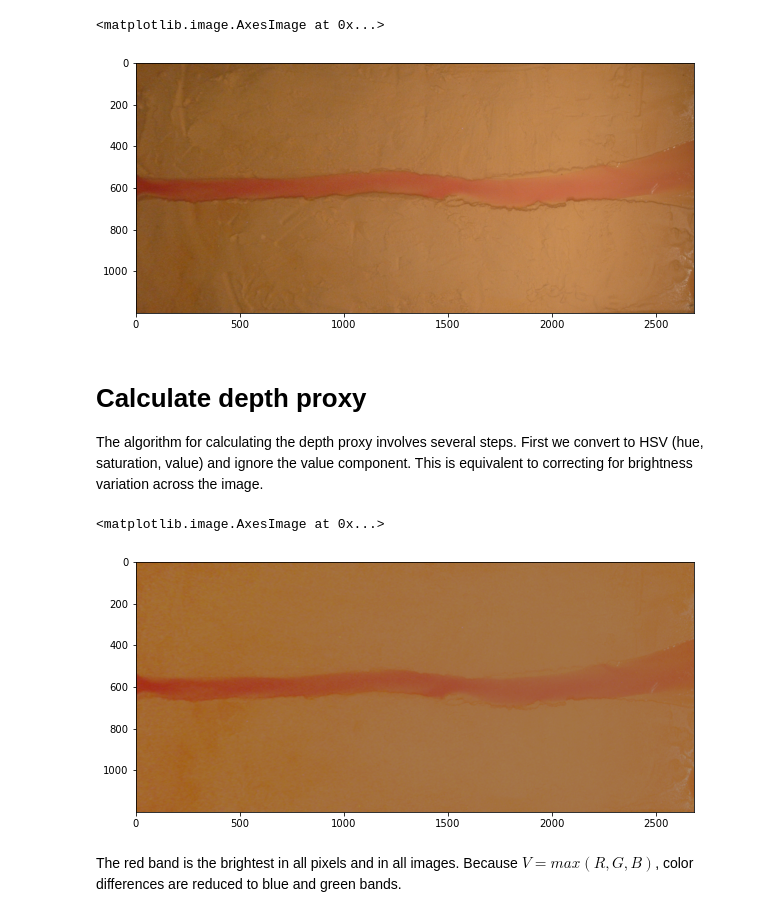
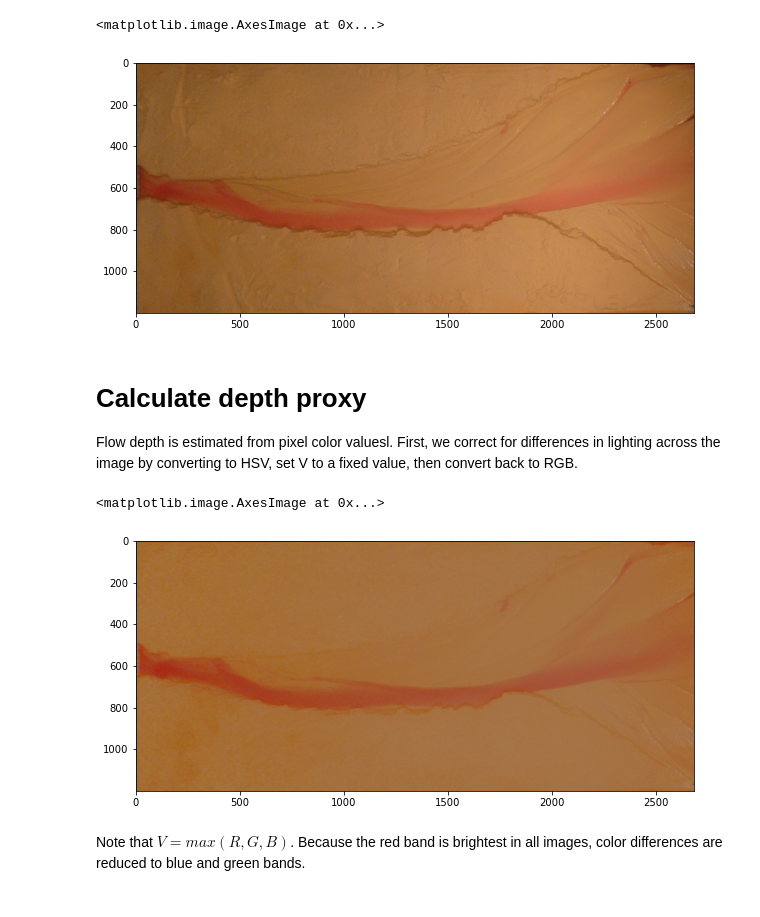
Before and after one commit to tashley/Relaxing-Channel-Data-and-Workflows, a Jupyter notebook: processing_raw_photos.ipynb, the cells around one changed output. Cells and saved outputs as stored; diff of their text form; code cells hidden in the pictures.

```diff
--- a/processing_raw_photos.ipynb
+++ b/processing_raw_photos.ipynb
@@ -18,5 +20,5 @@ from sklearn.preprocessing import scale
 # %%
-i = 0
+i = 1
 
 flist = glob.glob(os.path.join('example_data', 'photo_example', '*.jpg'))
 raw_image = io.imread(flist[i])
@@ -25,7 +27,6 @@ raw_image = io.imread(flist[i])
 fig, ax = plt.subplots(figsize=(5, 10))
 ax.imshow(raw_image)
 
-
 dst = np.array([[585, 870], [1370, 870], [1640, 2830], [330, 2850]])
 ax.scatter(dst[:, 0], dst[:,1], c='r', s=50)
 # %% [output]
@@ -36,36 +35,51 @@ ax.scatter(dst[:, 0], dst[:,1], c='r', s=50)
 # %%
-src = np.array([[0, 1200], [0, 0], [2680, 0], [2680, 1200]])
-dst = np.array([[585, 870], [1370, 870], [1640, 2830], [330, 2850]])
+def rectify(image):
 
-tform3 = transform.ProjectiveTransform()
-tform3.estimate(src, dst)
-rectified_image = transform.warp(raw_image, tform3, output_shape=(1200, 2680))
-#rectified_image = rectified_image[150:1350]
+    # destination coordinates
+    dst = np.array([[0, 1200], [0, 0], [2680, 0], [2680, 1200]])
+
+    # source coordinates
+    src = np.array([[585, 870], [1370, 870], [1640, 2830], [330, 2850]])
+
+    # define transform
+    tform3 = transform.ProjectiveTransform()
+    tform3.estimate(dst, src)
+
+    # execute
+    rectim = transform.warp(image, tform3, output_shape=(1200, 2680))
+    return rectim
+
+rectified_image = rectify(raw_image)
+imshape = rectified_image.shape
 
 # Show image
 fig, ax = plt.subplots(figsize=(10, 5))
 ax.imshow(rectified_image)
 # %% [output]
 <matplotlib.image.AxesImage at 0x...>
-[figure, old version]
+[figure, new version]
 # %% [markdown]
 # Calculate depth proxy
 
-The algorithm for calculating the depth proxy involves several steps. First we convert to HSV (hue, saturation, value) and ignore the value component. This is equivalent to correcting for brightness variation across the image.
+Flow depth is estimated from pixel color valuesl. First, we correct for differences in lighting across the image by converting to HSV, set V to a fixed value, then convert back to RGB.
 # %%
-hsv = rgb2hsv(rectified_image) # calculate HSV from RGB
-hsv[:,:,2] = 0.65 # set v to a constant value
+def correct(image_in):
 
-# convert back to RGB
-corrected_image = hsv2rgb(hsv)
+    hsv = rgb2hsv(image_in) # calculate HSV from RGB
+    hsv[:,:,2] = 0.65 # set v to a constant value
+
+    # convert back to RGB
+    return hsv2rgb(hsv)
+
+corrected_image = correct(rectified_image)
 
 fig, ax = plt.subplots(figsize=(10, 5))
 ax.imshow(corrected_image)
 # %% [output]
 <matplotlib.image.AxesImage at 0x...>
-[figure, old version]
+[figure, new version]
-# %% [markdown]
-The red band is the brightest in all pixels and in all images. Because $V = max(R, G, B)$, color differences are reduced to blue and green bands.
+# %% [markdown]
+Note that $V = max(R, G, B)$. Because the red band is brightest in all images, color differences are reduced to blue and green bands.
 # %%
 fig, ax = plt.subplots(nrows=3, ncols=2, figsize=(15, 10))
 
```
Also changed, not shown: parts of 25 cells of this notebook, 17 other files.
